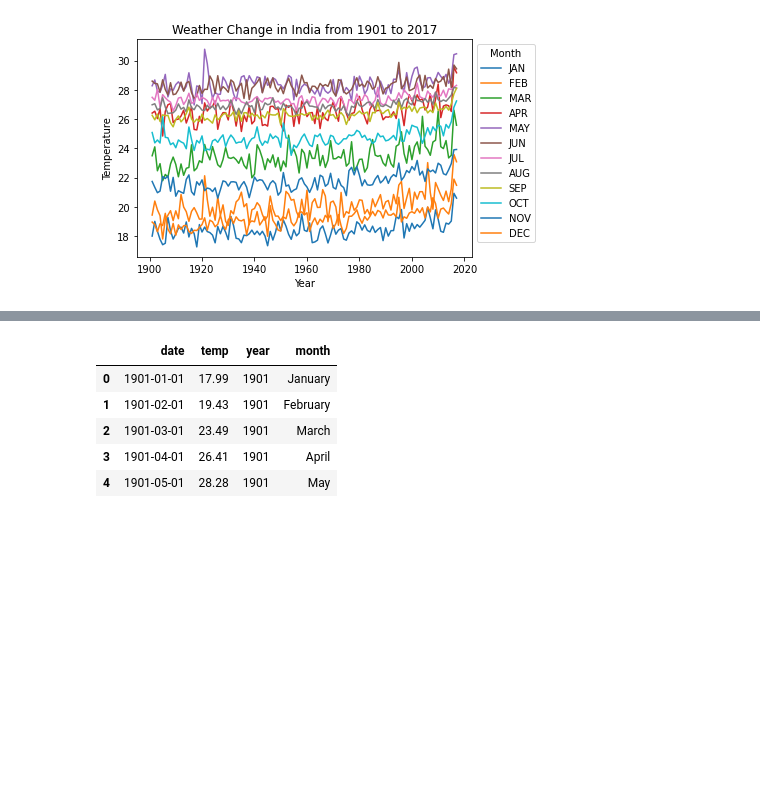
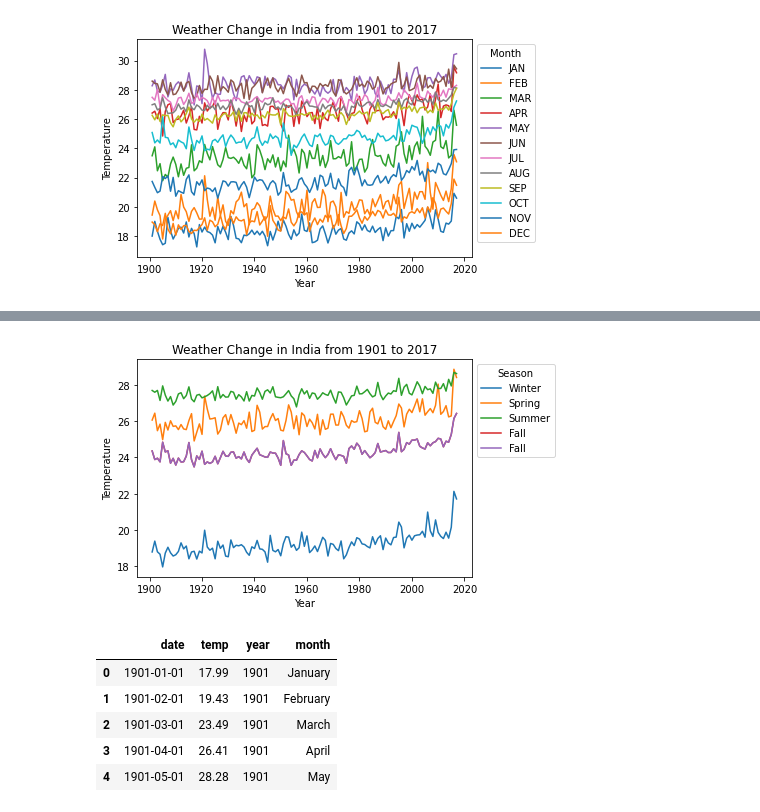
Before and after one commit to jiin-son/weather_india, a Jupyter notebook: Explanatory_Data_Analysis.ipynb, the cells around one changed output, grey strips where cells are left out. Cells and saved outputs as stored; diff of their text form; code cells hidden in the pictures; blank space fills up the shorter version.

```diff
--- a/Explanatory_Data_Analysis.ipynb
+++ b/Explanatory_Data_Analysis.ipynb
@@ -76,3 +76,7 @@ plt.show()
 # Spring - Mar, Apr, May
 # Summer - Jun, Jul, Aug
 # Fall - Sep, Oct, Nov
+
+season = df.copy()
+season['Winter'] = season[['DEC', 'JAN', 'FEB']].mean(axis = 1)
+season.head()
@@ -78,0 +90,5 @@ plt.show()
+# %%
+season['Spring'] = season[['MAR', 'APR', 'MAY']].mean(axis = 1)
+season['Summer'] = season[['JUN', 'JUL', 'AUG']].mean(axis = 1)
+season['Fall'] = season[['SEP', 'OCT', 'NOV']].mean(axis = 1)
+season.head()
@@ -79,3 +102,14 @@ plt.show()
+# %%
+for i in season.columns[13:]:
+  plt.plot(season['YEAR'], season[i], label = i)
+plt.plot(season['YEAR'], season[i], label = i)
+plt.title('Weather Change in India from 1901 to 2017')
+plt.xlabel('Year')
+plt.ylabel('Temperature')
+plt.legend(title='Season', bbox_to_anchor=(1, 1), loc='upper left')
+plt.show()
+# %% [output]
+[figure, added]
 # %%
 dates = {}
 
```
Also changed, not shown: parts of 2 cells of this notebook.
